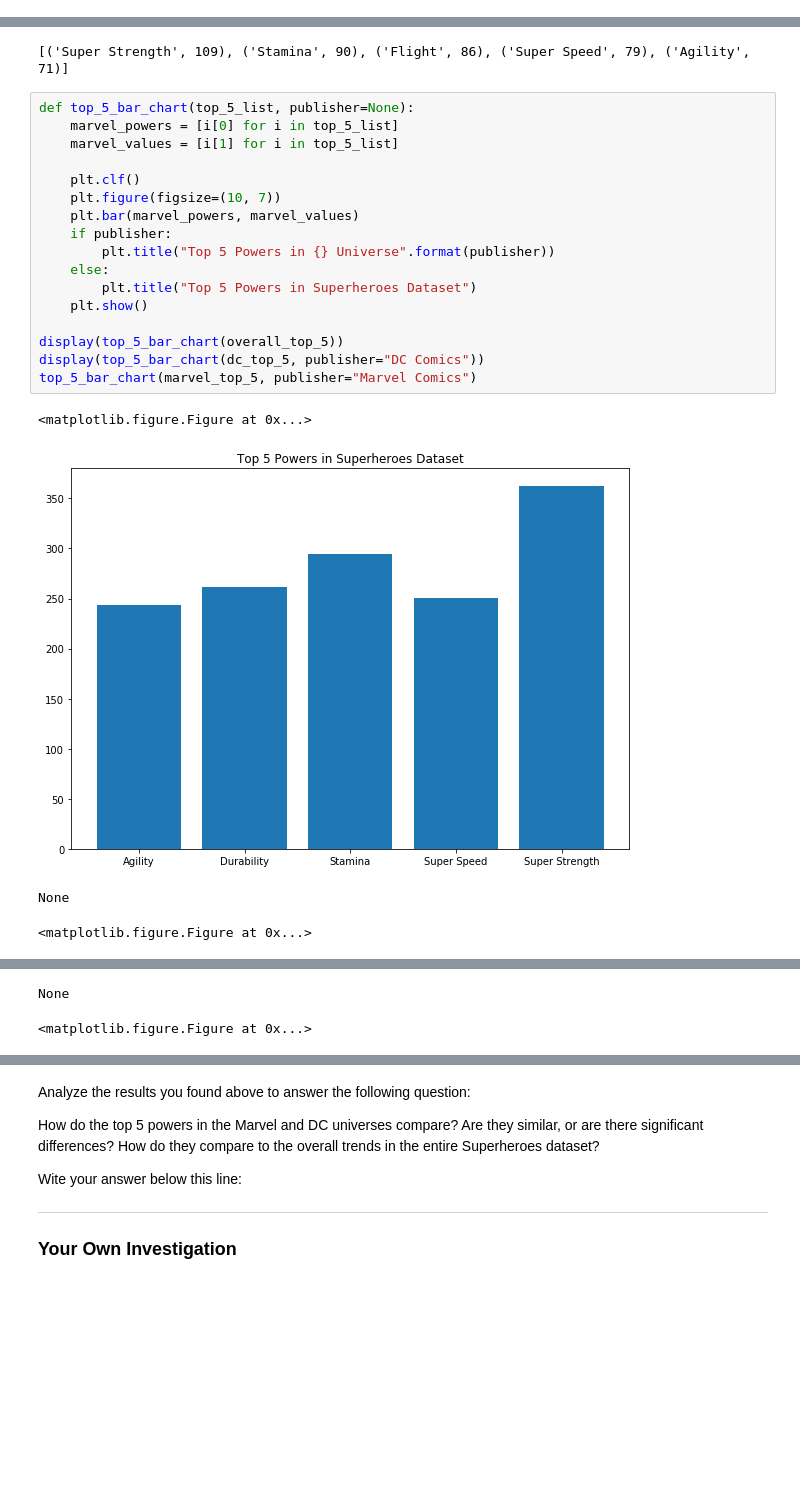
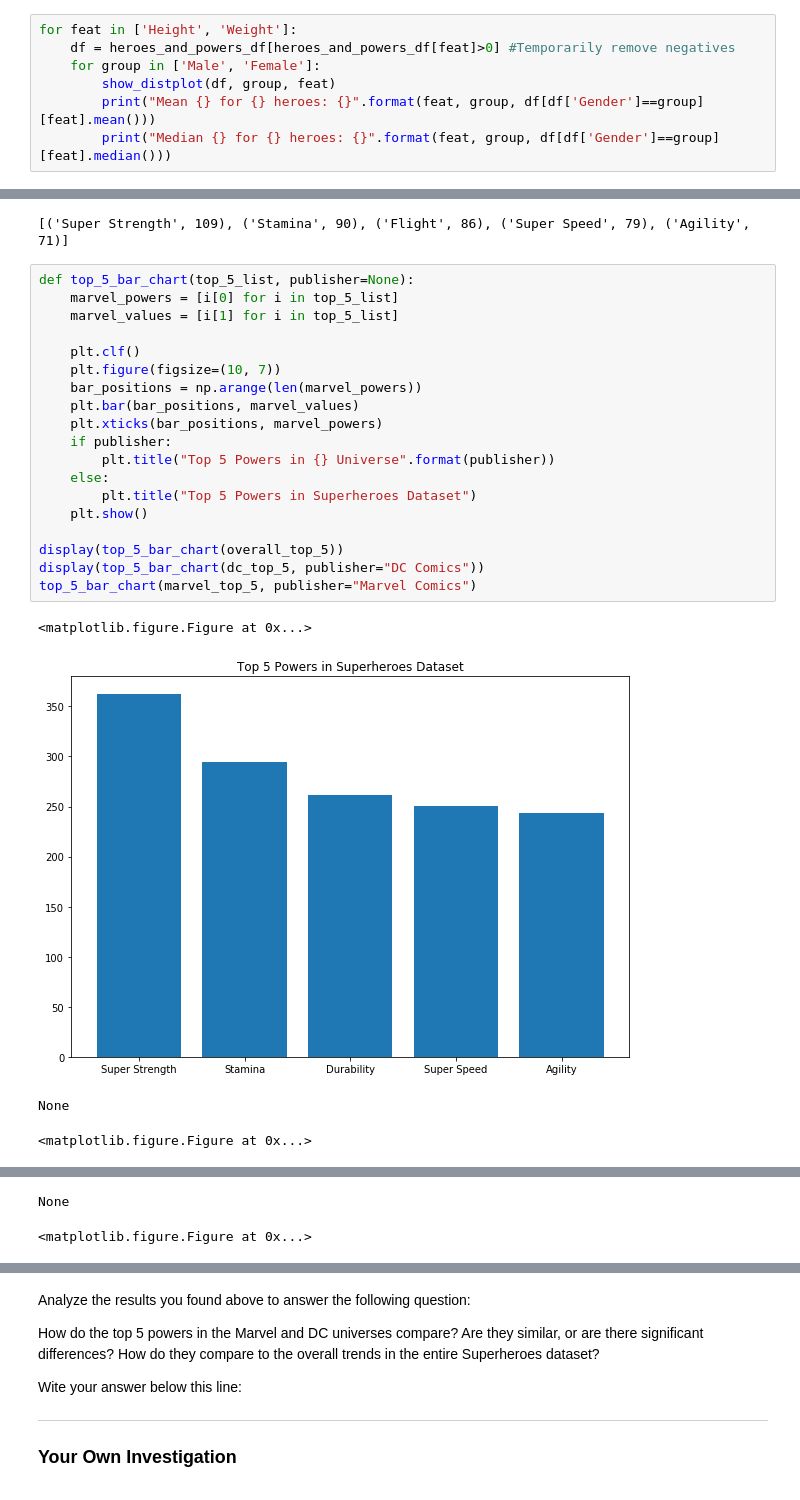
Before and after one commit to learn-co-curriculum/dsc-pandas-data-cleaning-lab, a Jupyter notebook: index.ipynb, the cells around one changed output, grey strips where cells are left out. Saved outputs shown, nothing was run; the diff lists cells and outputs as text; blank space fills up the shorter version.

```diff
--- a/index.ipynb
+++ b/index.ipynb
@@ -290,0 +304,7 @@ Answer should notice that every single distribution is bimodal, and each contain
+# %%
+for feat in ['Height', 'Weight']:
+    df = heroes_and_powers_df[heroes_and_powers_df[feat]>0] #Temporarily remove negatives
+    for group in ['Male', 'Female']:
+        show_distplot(df, group, feat)
+        print("Mean {} for {} heroes: {}".format(feat, group, df[df['Gender']==group][feat].mean()))
+        print("Median {} for {} heroes: {}".format(feat, group, df[df['Gender']==group][feat].median()))
@@ -326,22 +361,24 @@ print(dc_top_5)
 # %%
 def top_5_bar_chart(top_5_list, publisher=None):
     marvel_powers = [i[0] for i in top_5_list]
     marvel_values = [i[1] for i in top_5_list]
 
     plt.clf()
     plt.figure(figsize=(10, 7))
-    plt.bar(marvel_powers, marvel_values)
+    bar_positions = np.arange(len(marvel_powers))
+    plt.bar(bar_positions, marvel_values)
+    plt.xticks(bar_positions, marvel_powers)
     if publisher:
         plt.title("Top 5 Powers in {} Universe".format(publisher))
     else:
         plt.title("Top 5 Powers in Superheroes Dataset")
     plt.show()
 
 display(top_5_bar_chart(overall_top_5))
 display(top_5_bar_chart(dc_top_5, publisher="DC Comics"))
 top_5_bar_chart(marvel_top_5, publisher="Marvel Comics")
 # %% [output]
 <matplotlib.figure.Figure at 0x...>
-[figure, old version]
+[figure, new version]
 None
 <matplotlib.figure.Figure at 0x...>
```
Also changed, not shown: parts of 6 cells of this notebook, 12 other files.
